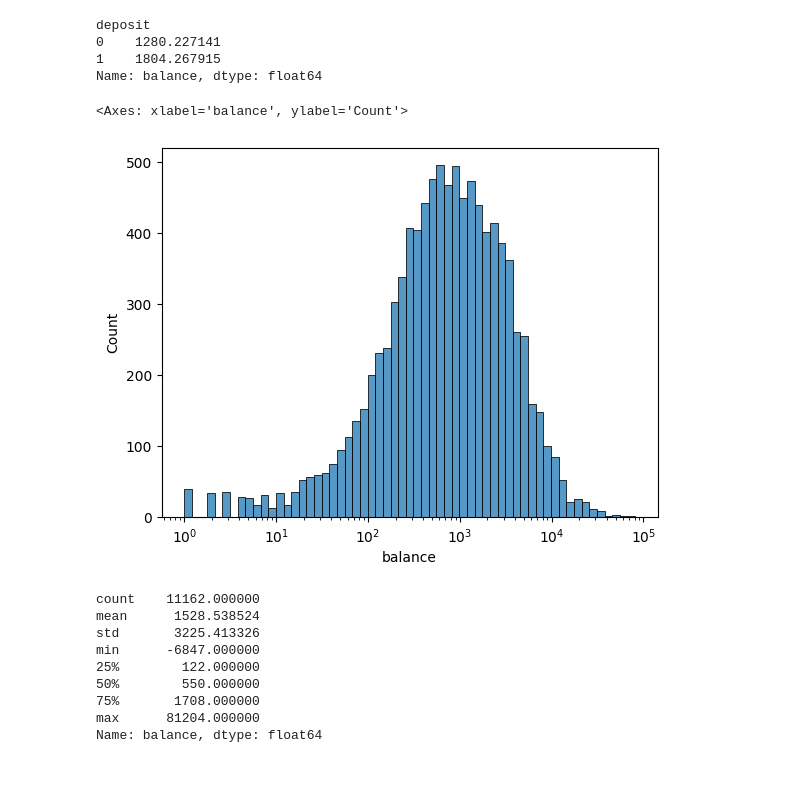
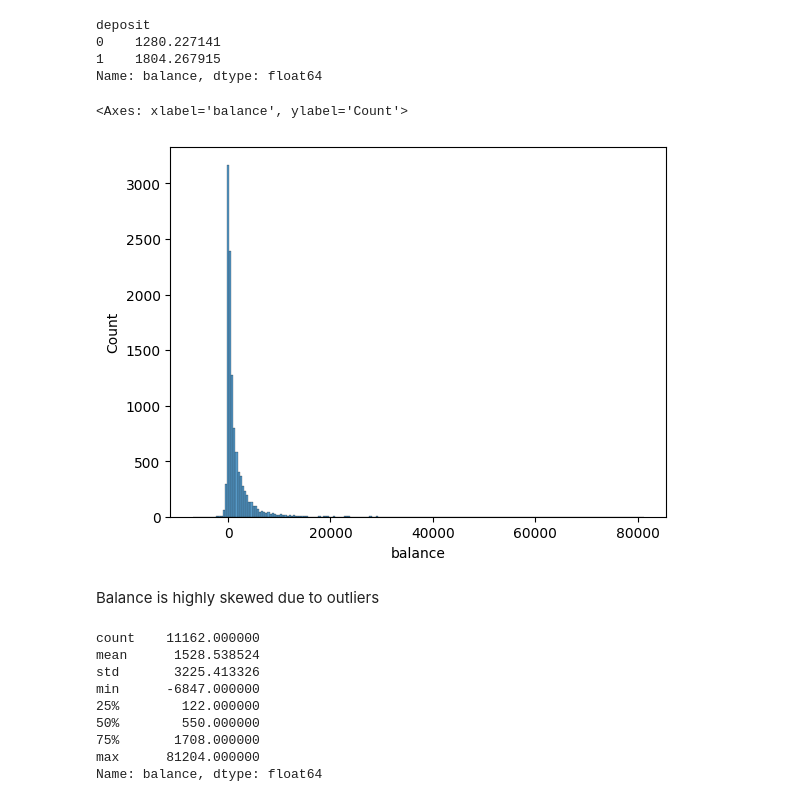
Before and after one commit to davprog9/Customer-Conversion-Prediction-and-Marketing-Optimization, a Jupyter notebook: Code/marketing.ipynb, the cells around one changed output. Drawn from its saved outputs; the diff is of its cells as text; code cells hidden in the pictures; blank space fills up the shorter version.

```diff
--- a/Code/marketing.ipynb
+++ b/Code/marketing.ipynb
@@ -179,10 +162,12 @@ deposit
 1    1804.267915
 Name: balance, dtype: float64
 # %%
-sns.histplot(data["balance"], log_scale=True)
+sns.histplot(data["balance"])
 # %% [output]
 <Axes: xlabel='balance', ylabel='Count'>
-[figure, old version]
+[figure, new version]
+# %% [markdown]
+Balance is highly skewed due to outliers
 # %%
 # Balance has big outliers
 data["balance"].describe()
```
Also changed, not shown: parts of 37 cells of this notebook.
